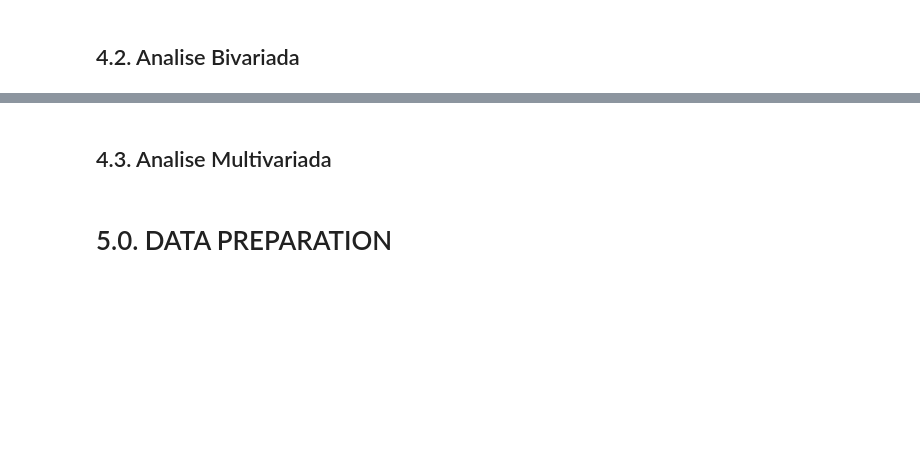
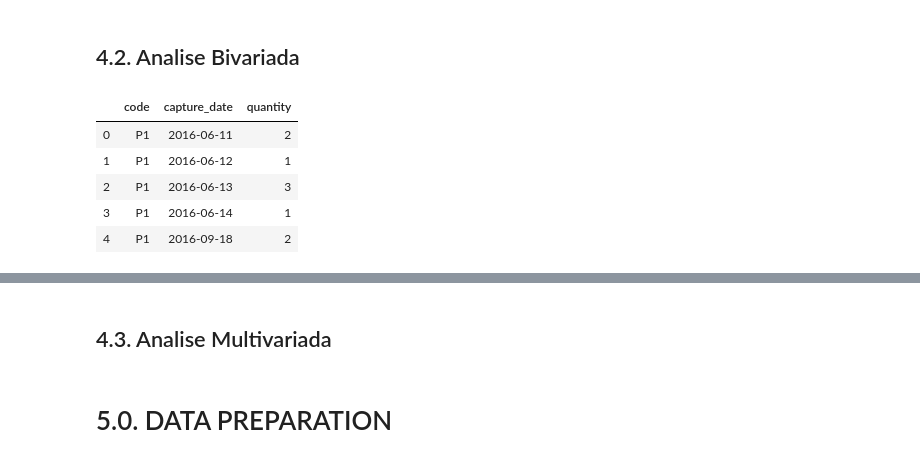
Before and after one commit to Meigarom/Demand-Forecast, a Jupyter notebook: notebooks/Products-Prediction.ipynb, the cells around one changed output, grey strips where cells are left out. Cells and saved outputs as stored; diff of their text form; code cells hidden in the pictures; blank space fills up the shorter version.

```diff
--- a/notebooks/Products-Prediction.ipynb
+++ b/notebooks/Products-Prediction.ipynb
@@ -176,0 +234,9 @@ df3 = df2.copy()
+# %%
+aux.head()
+# %% [output]
+|  | code | capture_date | quantity |
+| 0 | P1 | 2016-06-11 | 2 |
+| 1 | P1 | 2016-06-12 | 1 |
+| 2 | P1 | 2016-06-13 | 3 |
+| 3 | P1 | 2016-06-14 | 1 |
+| 4 | P1 | 2016-09-18 | 2 |
```
Also changed, not shown: parts of 14 cells of this notebook.
